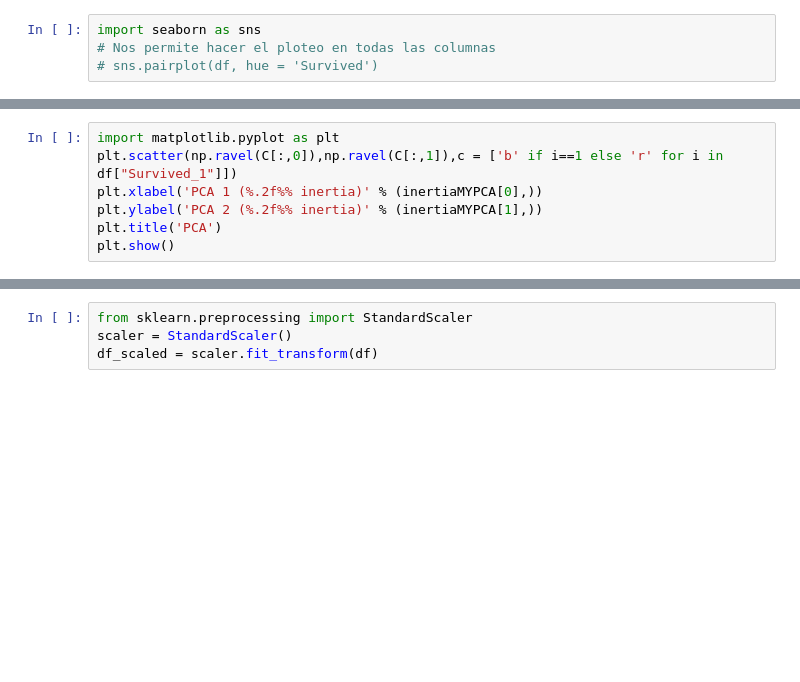
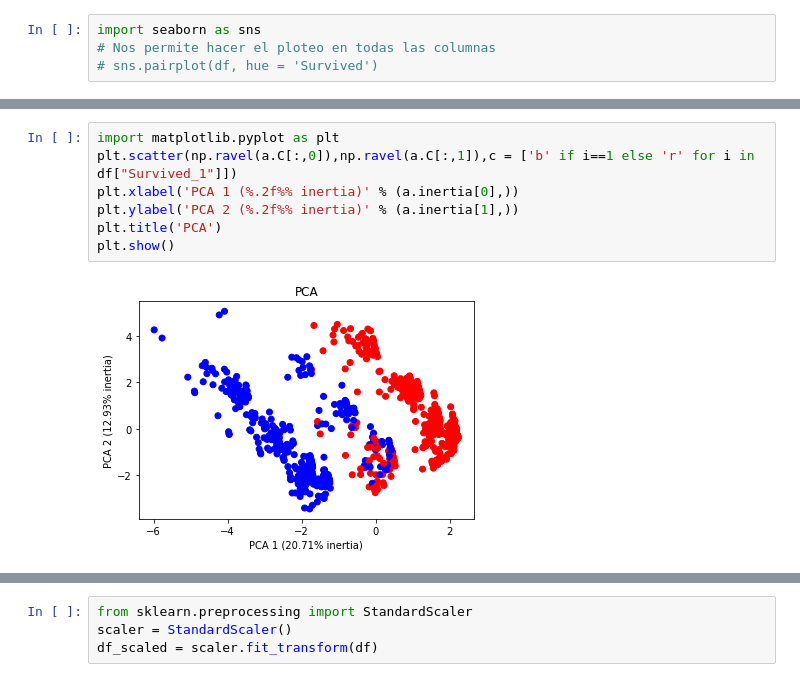
Before and after one commit to jotajota15/MachineLearning, a Jupyter notebook: PCA/Codigo.ipynb, the cells around one changed output, grey strips where cells are left out. Drawn from its saved outputs; the diff is of its cells as text; blank space fills up the shorter version.

```diff
--- a/PCA/Codigo.ipynb
+++ b/PCA/Codigo.ipynb
@@ -146,9 +139,11 @@ plt.show()
 # %%
 import matplotlib.pyplot as plt
-plt.scatter(np.ravel(C[:,0]),np.ravel(C[:,1]),c = ['b' if i==1 else 'r' for i in df["Survived_1"]])
-plt.xlabel('PCA 1 (%.2f%% inertia)' % (inertiaMYPCA[0],))
-plt.ylabel('PCA 2 (%.2f%% inertia)' % (inertiaMYPCA[1],))
+plt.scatter(np.ravel(a.C[:,0]),np.ravel(a.C[:,1]),c = ['b' if i==1 else 'r' for i in df["Survived_1"]])
+plt.xlabel('PCA 1 (%.2f%% inertia)' % (a.inertia[0],))
+plt.ylabel('PCA 2 (%.2f%% inertia)' % (a.inertia[1],))
 plt.title('PCA')
 plt.show()
+# %% [output]
+[figure, added]
 # %%
 df
```
Also changed, not shown: parts of 12 cells of this notebook, 1 other file.
